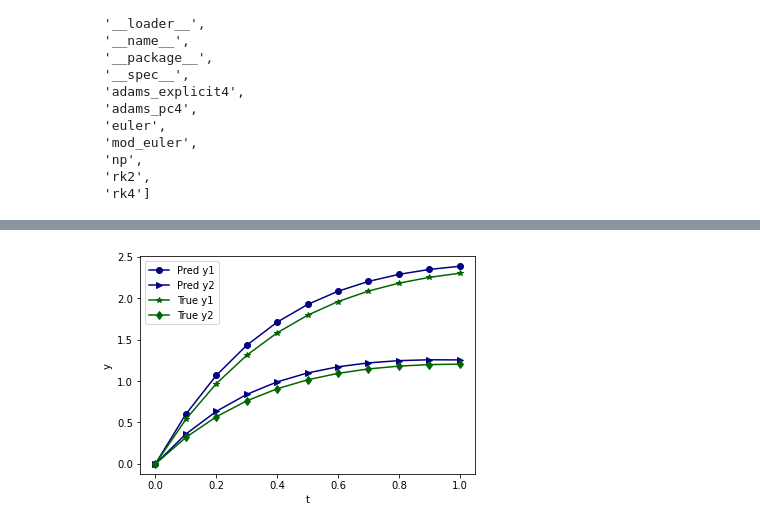
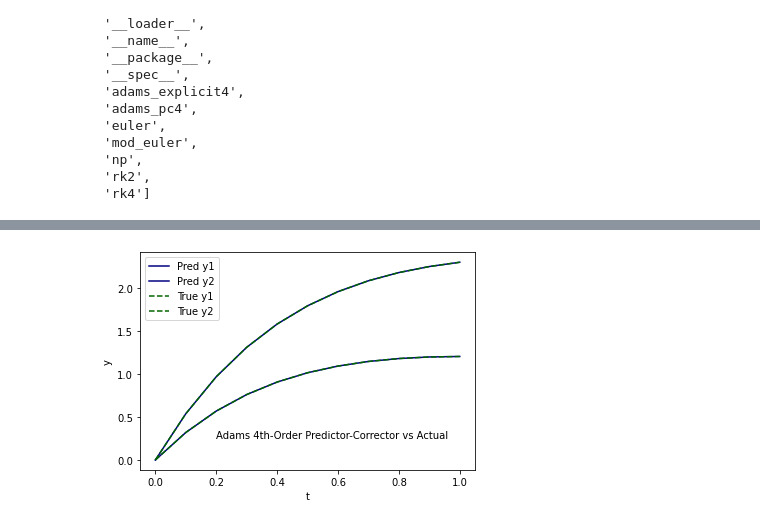
Before and after one commit to annan92419/GaState, a Jupyter notebook: grad_projects/MATH6620 - Numerical Analysis/NumA_test_area.ipynb, the cells around one changed output, grey strips where cells are left out. Drawn from its saved outputs; the diff is of its cells as text; code cells hidden in the pictures.

```diff
--- a/grad_projects/MATH6620 - Numerical Analysis/NumA_test_area.ipynb
+++ b/grad_projects/MATH6620 - Numerical Analysis/NumA_test_area.ipynb
@@ -73,4 +56,5 @@ def true_f2(t):
 
     return (yt1, yt2)
 # %%
-method = pj.euler
+method = pj.adams_pc4
+name = "Adams 4th-Order Predictor-Corrector vs Actual"
@@ -106,24 +61,29 @@ plt.show()
 # %%
 # implementing test two
 a, b, N = 0, 1, 10
 ya = np.array([0, 0])
-t2, y2 = method(f2, a, b, ya, N)
-# print(f't2: {t2}')
-# print(f'y2_1: {y2[0,:]}')
-# print(f'y2_2: {y2[1,:]}')
+t, y = method(f, a, b, ya, N)
+y1, y2 = y[0,:], y[1,:]
+# print(f't: {t}')
+# print(f'y_1: {y1}')
+# print(f'y_2: {y2}')
 
-yt1, yt2 = true_f2(t2)
+yt1, yt2 = true_f(t)
+# print(f'yt_1: {yt1}')
+# print(f'yt_2: {yt2}')
 
+blue, ach = ['#4393c3'], ['#4d4d4d']
 # plotting test two's numerical solution
-plt.plot(t2, y2[0,:], marker='o', label='Pred y1', color='navy')
-plt.plot(t2, y2[1,:], marker='>' , label='Pred y2', color='navy')
+plt.plot(t, y1, label='Pred y1', color='navy')
+plt.plot(t, y2, label='Pred y2', color='navy')
+plt.text(0.2,0.25,name)
 
 # plotting the true solution to the second function
-plt.plot(t2, yt1, marker='*', label='True y1', color='darkgreen')
-plt.plot(t2, yt2, marker='d' , label='True y2', color='darkgreen')
+plt.plot(t, yt1, linestyle='--', label='True y1', color='darkgreen')
+plt.plot(t, yt2, linestyle='--', label='True y2', color='darkgreen')
 plt.ylabel('y')
 plt.xlabel('t')
 plt.legend()
 plt.show()
 # %% [output]
-[figure, old version]
+[figure, new version]
```
Also changed, not shown: parts of 8 cells of this notebook, 35 other files.
